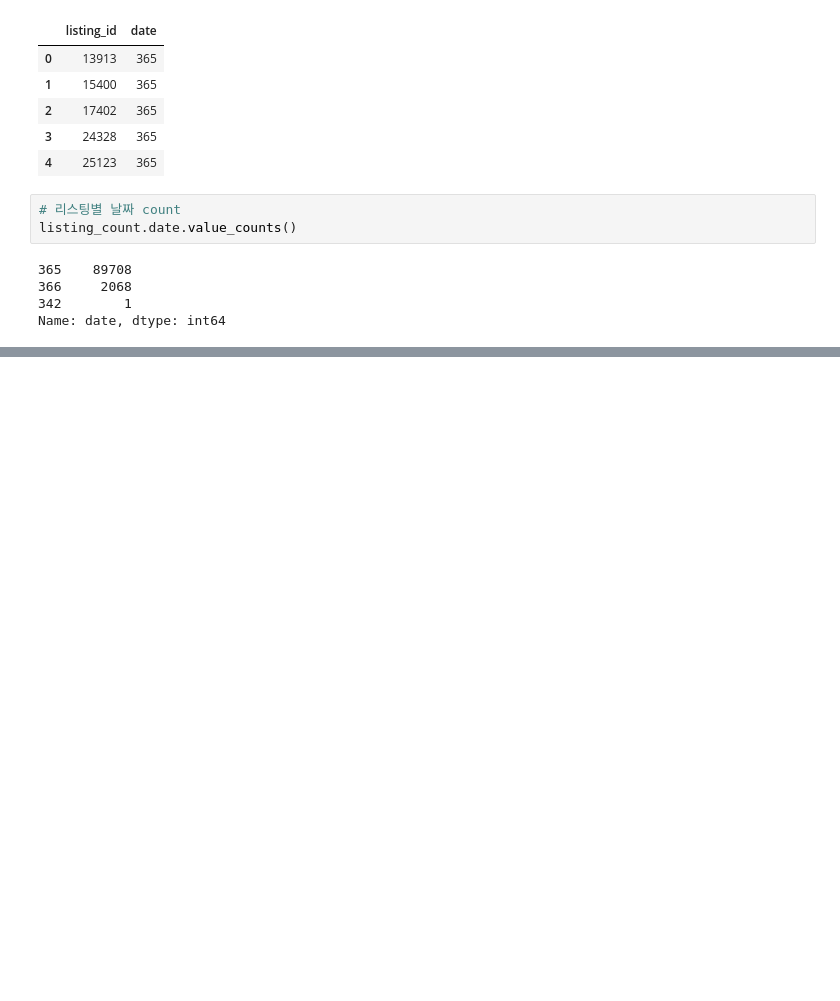
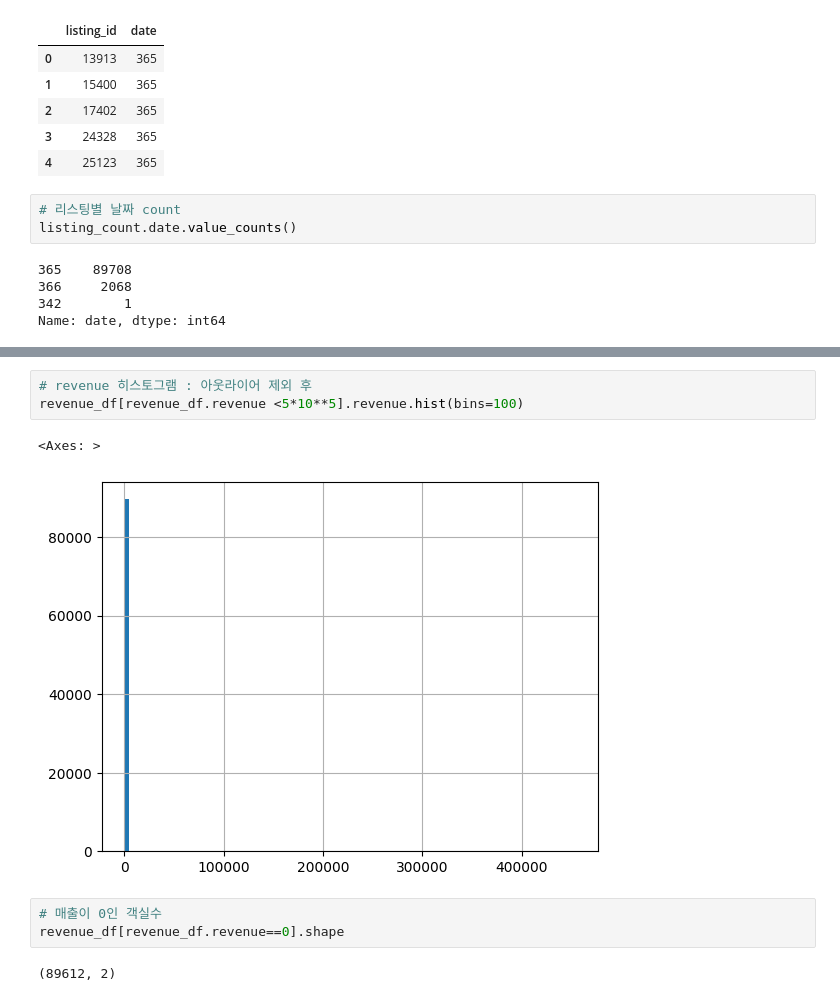
Before and after one commit to HongSeongMo/Airbnb, a Jupyter notebook: learning_plus_training1.ipynb, the cells around one changed output, grey strips where cells are left out. Drawn from its saved outputs; the diff is of its cells as text; blank space fills up the shorter version.

```diff
--- a/learning_plus_training1.ipynb
+++ b/learning_plus_training1.ipynb
@@ -316,0 +351,11 @@ Name: date, dtype: int64
+# %%
+# revenue 히스토그램 : 아웃라이어 제외 후
+revenue_df[revenue_df.revenue <5*10**5].revenue.hist(bins=100)
+# %% [output]
+<Axes: >
+[figure, added]
+# %%
+# 매출이 0인 객실수
+revenue_df[revenue_df.revenue==0].shape
+# %% [output]
+(89612, 2)
```
Also changed, not shown: parts of 21 cells of this notebook.
